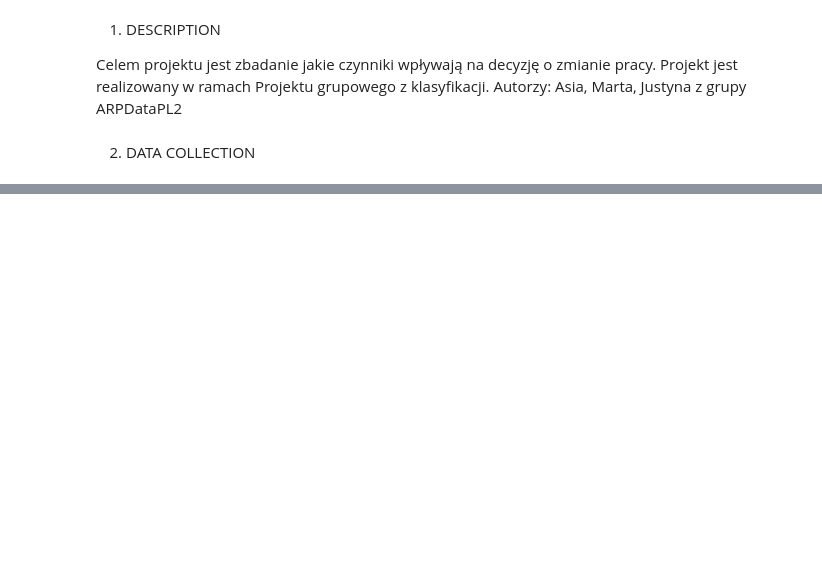
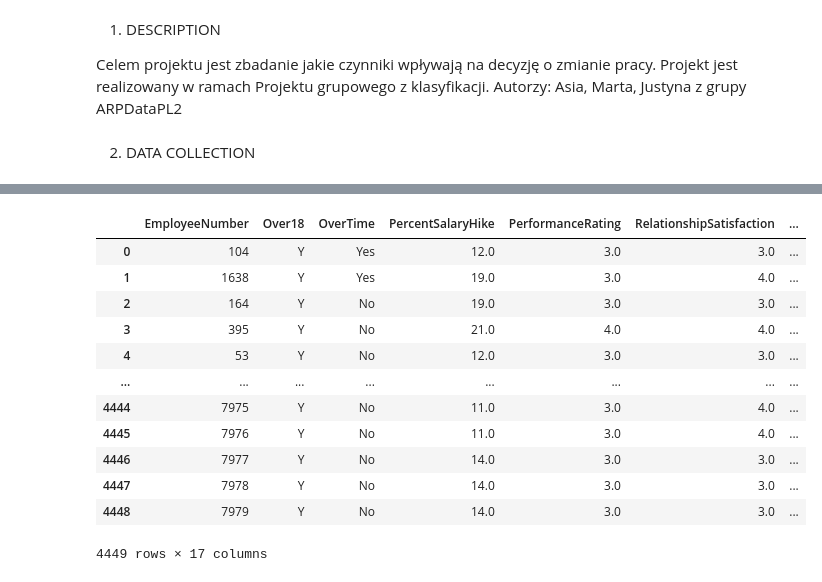
Before and after one commit to jumikao/Personal_Income_Analysis_ver2, a Jupyter notebook: ProjektKlasyfikacjaMARTA.ipynb, the cells around one changed output, grey strips where cells are left out. Saved outputs shown, nothing was run; the diff lists cells and outputs as text; code cells hidden in the pictures; blank space fills up the shorter version.

```diff
--- a/ProjektKlasyfikacjaMARTA.ipynb
+++ b/ProjektKlasyfikacjaMARTA.ipynb
@@ -17,4 +47,19 @@ plik_df1= pd.read_csv(r'https://raw.githubusercontent.com/BasiaSDA/projekt-klasy
 # %%
 plik_df2=pd.read_csv(r'https://raw.githubusercontent.com/BasiaSDA/projekt-klasyfikacja/main/df2.csv')
+plik_df2
+# %% [output]
+|  | EmployeeNumber | Over18 | OverTime | PercentSalaryHike | PerformanceRating | RelationshipSatisfaction | ... |
+| 0 | 104 | Y | Yes | 12.0 | 3.0 | 3.0 | ... |
+| 1 | 1638 | Y | Yes | 19.0 | 3.0 | 4.0 | ... |
+| 2 | 164 | Y | No | 19.0 | 3.0 | 3.0 | ... |
+| 3 | 395 | Y | No | 21.0 | 4.0 | 4.0 | ... |
+| 4 | 53 | Y | No | 12.0 | 3.0 | 3.0 | ... |
+| ... | ... | ... | ... | ... | ... | ... | ... |
+| 4444 | 7975 | Y | No | 11.0 | 3.0 | 4.0 | ... |
+| 4445 | 7976 | Y | No | 11.0 | 3.0 | 4.0 | ... |
+| 4446 | 7977 | Y | No | 14.0 | 3.0 | 3.0 | ... |
+| 4447 | 7978 | Y | No | 14.0 | 3.0 | 3.0 | ... |
+| 4448 | 7979 | Y | No | 14.0 | 3.0 | 3.0 | ... |
+4449 rows × 17 columns
 # %%
 plik_sample=pd.read_csv(r'https://raw.githubusercontent.com/BasiaSDA/projekt-klasyfikacja/main/sample_output.csv')
```
Also changed, not shown: parts of 3 cells of this notebook.
